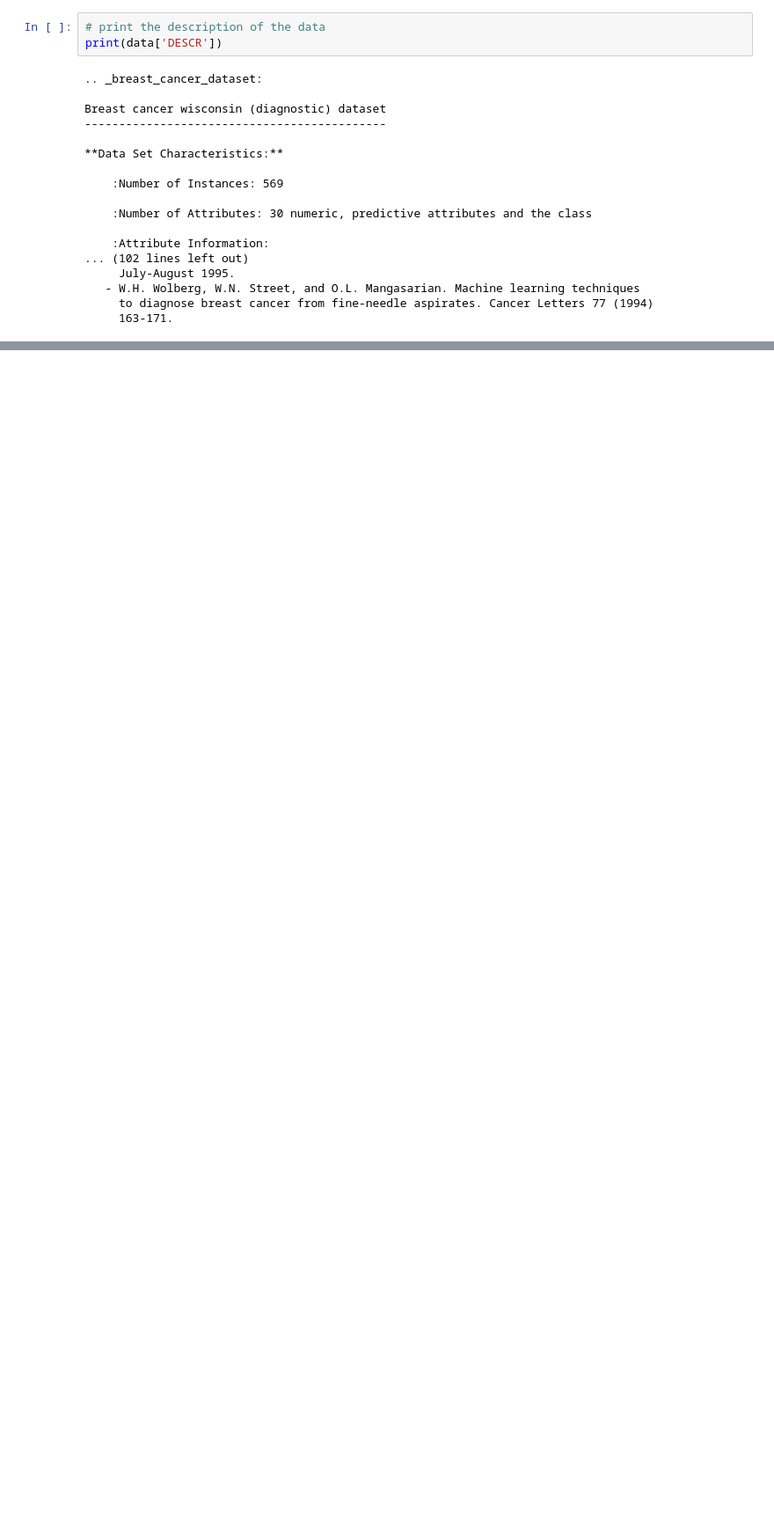
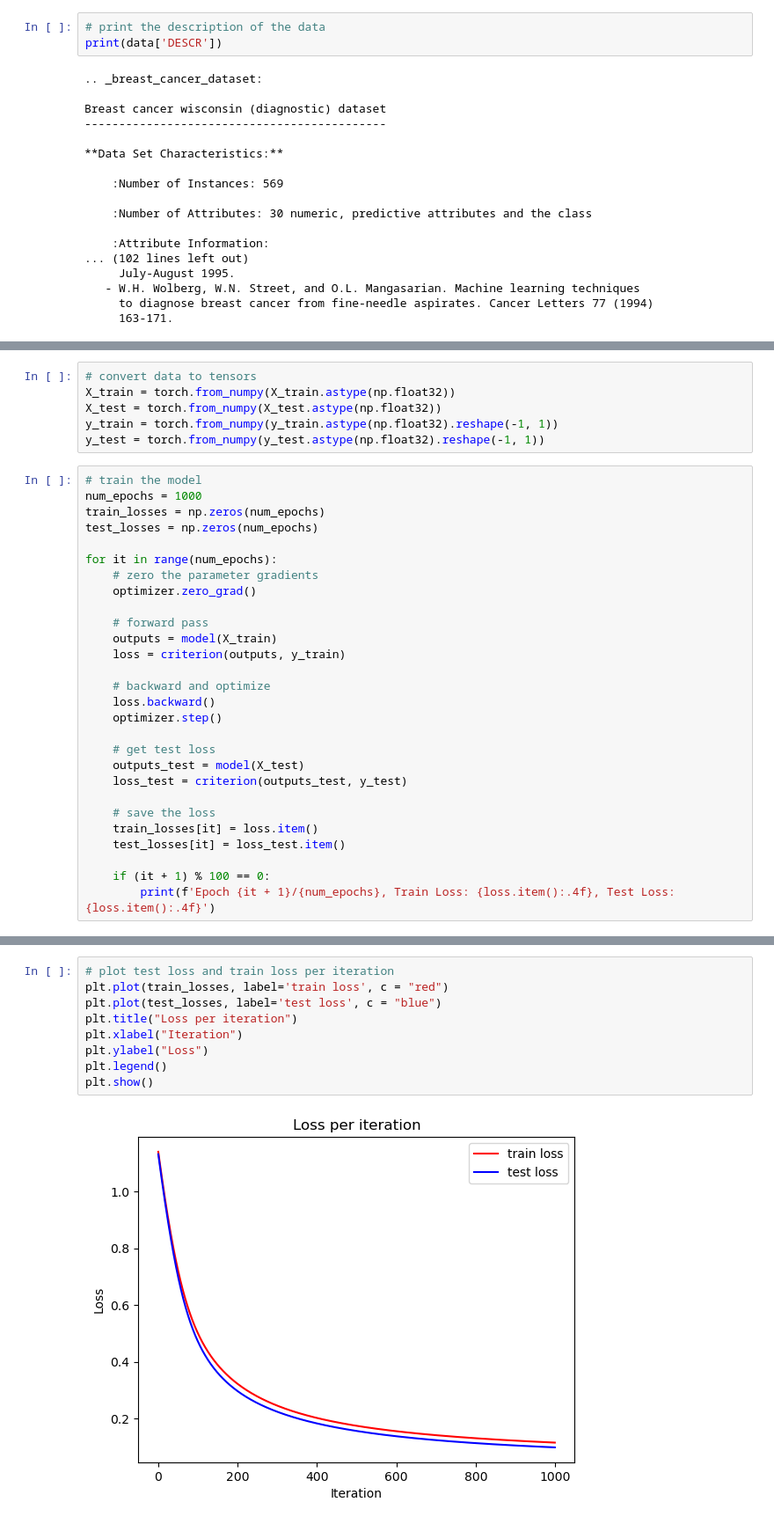
Before and after one commit to fongc123/notes, a Jupyter notebook: src/machine learning/linear classification.ipynb, the cells around one changed output, grey strips where cells are left out. Shown at 88% size. Saved outputs shown, nothing was run; the diff lists cells and outputs as text; blank space fills up the shorter version.

```diff
--- a/src/machine learning/linear classification.ipynb
+++ b/src/machine learning/linear classification.ipynb
@@ -57,0 +79,34 @@ Breast cancer wisconsin (diagnostic) dataset
+# %%
+# convert data to tensors
+X_train = torch.from_numpy(X_train.astype(np.float32))
+X_test = torch.from_numpy(X_test.astype(np.float32))
+y_train = torch.from_numpy(y_train.astype(np.float32).reshape(-1, 1))
+y_test = torch.from_numpy(y_test.astype(np.float32).reshape(-1, 1))
+# %%
+# train the model
+num_epochs = 1000
+train_losses = np.zeros(num_epochs)
+test_losses = np.zeros(num_epochs)
+
+for it in range(num_epochs):
+    # zero the parameter gradients
+    optimizer.zero_grad()
+
+    # forward pass
+    outputs = model(X_train)
+    loss = criterion(outputs, y_train)
+
+    # backward and optimize
+    loss.backward()
+    optimizer.step()
+
+    # get test loss
+    outputs_test = model(X_test)
+    loss_test = criterion(outputs_test, y_test)
+
+    # save the loss
+    train_losses[it] = loss.item()
+    test_losses[it] = loss_test.item()
+
+    if (it + 1) % 100 == 0:
+        print(f'Epoch {it + 1}/{num_epochs}, Train Loss: {loss.item():.4f}, Test Loss: {loss.item():.4f}')
@@ -57,0 +124,11 @@ Breast cancer wisconsin (diagnostic) dataset
+# %%
+# plot test loss and train loss per iteration
+plt.plot(train_losses, label='train loss', c = "red")
+plt.plot(test_losses, label='test loss', c = "blue")
+plt.title("Loss per iteration")
+plt.xlabel("Iteration")
+plt.ylabel("Loss")
+plt.legend()
+plt.show()
+# %% [output]
+[figure, added]
```
Also changed, not shown: parts of 8 cells of this notebook, 2 other files.
